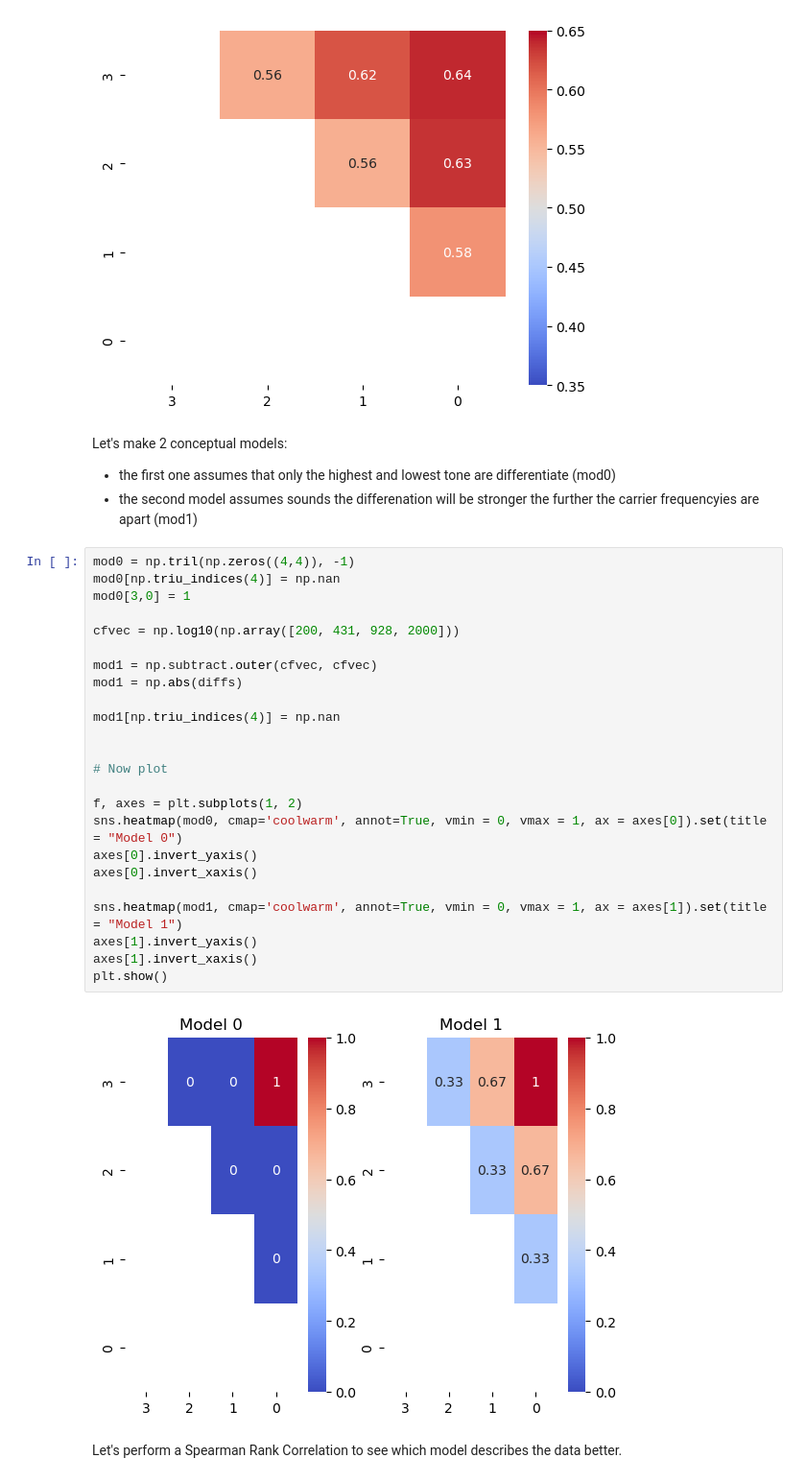
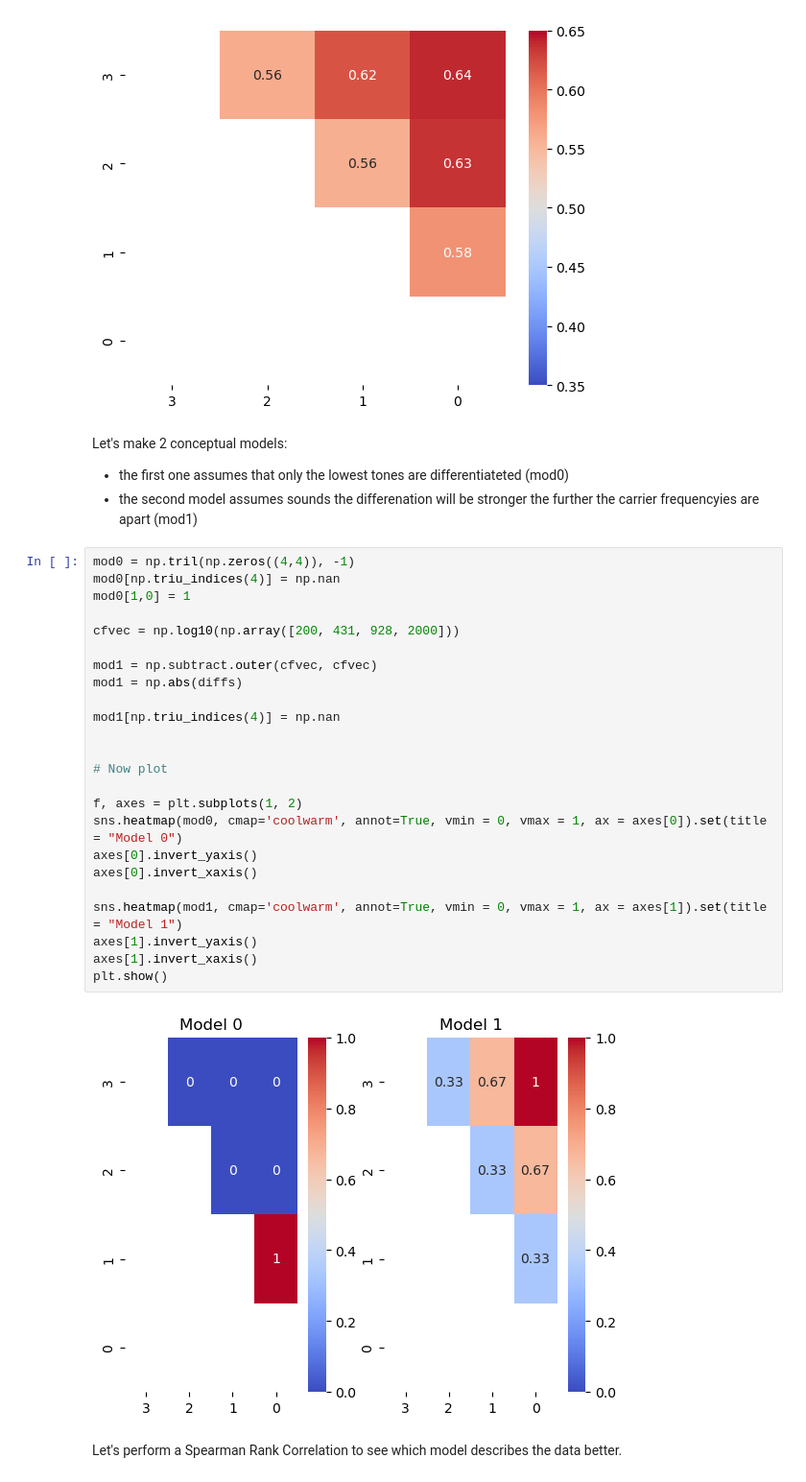
Before and after one commit to nathanweisz/methcogneurocode, a Jupyter notebook: Lecture4.ipynb, the cells around one changed output. Shown at 96% size. Drawn from its saved outputs; the diff is of its cells as text.

```diff
--- a/Lecture4.ipynb
+++ b/Lecture4.ipynb
@@ -90,34 +84,34 @@ plt.show()
 [figure]
 # %% [markdown]
 Let's make 2 conceptual models:
-- the first one assumes that only the highest and lowest tone are differentiate (mod0)
+- the first one assumes that only the lowest tones are differentiateted (mod0)
 - the second model assumes sounds the differenation will be stronger the further the carrier frequencyies are apart (mod1)
 # %%
 mod0 = np.tril(np.zeros((4,4)), -1)
 mod0[np.triu_indices(4)] = np.nan
-mod0[3,0] = 1
+mod0[1,0] = 1
 
 cfvec = np.log10(np.array([200, 431, 928, 2000]))
 
 mod1 = np.subtract.outer(cfvec, cfvec)
 mod1 = np.abs(diffs)
 
 mod1[np.triu_indices(4)] = np.nan
 
 
 # Now plot
 
 f, axes = plt.subplots(1, 2)
 sns.heatmap(mod0, cmap='coolwarm', annot=True, vmin = 0, vmax = 1, ax = axes[0]).set(title = "Model 0")
 axes[0].invert_yaxis()
 axes[0].invert_xaxis()
 
 sns.heatmap(mod1, cmap='coolwarm', annot=True, vmin = 0, vmax = 1, ax = axes[1]).set(title = "Model 1")
 axes[1].invert_yaxis()
 axes[1].invert_xaxis()
 plt.show()
 # %% [output]
-[figure, old version]
+[figure, new version]
 # %% [markdown]
 Let's perform a Spearman Rank Correlation to see which model describes the data better.
 # %%
```
Also changed, not shown: parts of 5 cells of this notebook.
